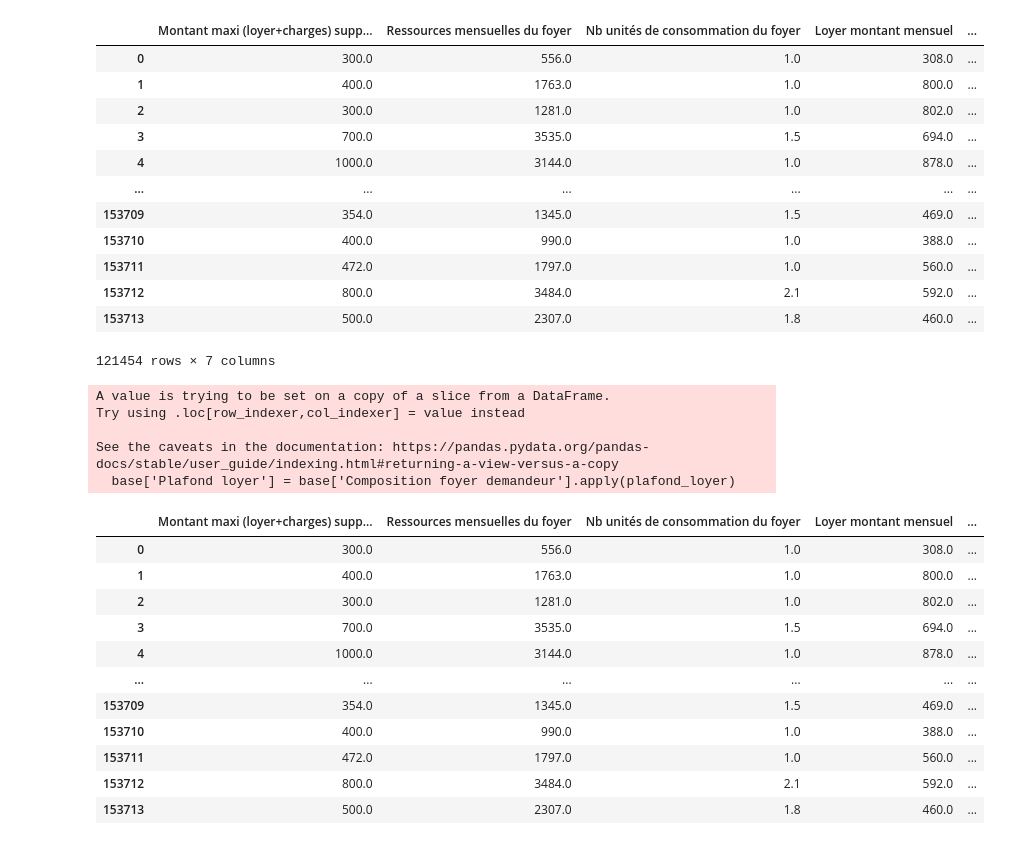
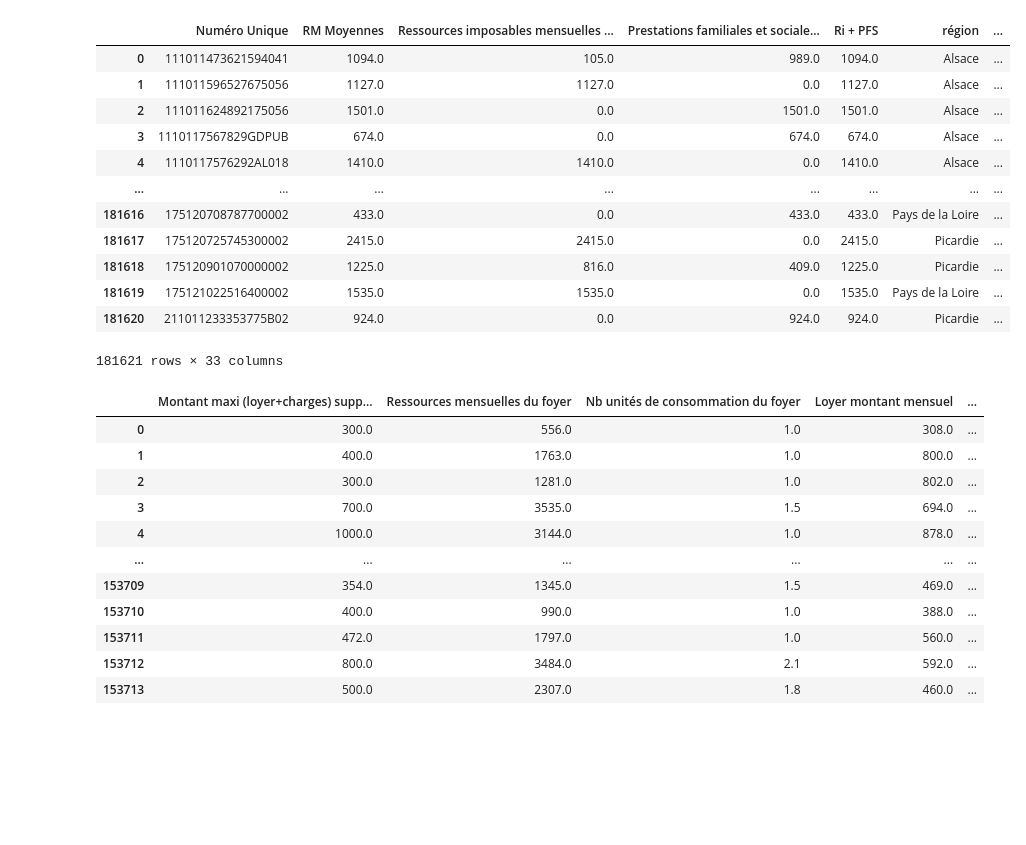
Before and after one commit to cmllbll/Social-Housing-in-France, a Jupyter notebook: Taux effort.ipynb, the cells around one changed output. Saved outputs shown, nothing was run; the diff lists cells and outputs as text; code cells hidden in the pictures; blank space fills up the shorter version.

```diff
--- a/Taux effort.ipynb
+++ b/Taux effort.ipynb
@@ -47,19 +6,21 @@ base=dfa[[ "Montant maxi (loyer+charges) supportable",  "Ressources mensuelles d
-# %%
-base.dropna()
-# %% [output]
-|  | Montant maxi (loyer+charges) supp... | Ressources mensuelles du foyer | Nb unités de consommation du foyer | Loyer montant mensuel | ... |
-| 0 | 300.0 | 556.0 | 1.0 | 308.0 | ... |
-| 1 | 400.0 | 1763.0 | 1.0 | 800.0 | ... |
-| 2 | 300.0 | 1281.0 | 1.0 | 802.0 | ... |
-| 3 | 700.0 | 3535.0 | 1.5 | 694.0 | ... |
-| 4 | 1000.0 | 3144.0 | 1.0 | 878.0 | ... |
-| ... | ... | ... | ... | ... | ... |
-| 153709 | 354.0 | 1345.0 | 1.5 | 469.0 | ... |
-| 153710 | 400.0 | 990.0 | 1.0 | 388.0 | ... |
-| 153711 | 472.0 | 1797.0 | 1.0 | 560.0 | ... |
-| 153712 | 800.0 | 3484.0 | 2.1 | 592.0 | ... |
-| 153713 | 500.0 | 2307.0 | 1.8 | 460.0 | ... |
-121454 rows × 7 columns
+# %%
+df = pd.read_csv(r'C:\Users\arceb\PycharmProjects\pythonProject/Paris_final.csv', index_col = 0)
+# %%
+df
+# %% [output]
+|  | Numéro Unique | RM Moyennes | Ressources imposables mensuelles ... | Prestations familiales et sociale... | Ri + PFS | région | ... |
+| 0 | 111011473621594041 | 1094.0 | 105.0 | 989.0 | 1094.0 | Alsace | ... |
+| 1 | 111011596527675056 | 1127.0 | 1127.0 | 0.0 | 1127.0 | Alsace | ... |
+| 2 | 111011624892175056 | 1501.0 | 0.0 | 1501.0 | 1501.0 | Alsace | ... |
+| 3 | 1110117567829GDPUB | 674.0 | 0.0 | 674.0 | 674.0 | Alsace | ... |
+| 4 | 1110117576292AL018 | 1410.0 | 1410.0 | 0.0 | 1410.0 | Alsace | ... |
+| ... | ... | ... | ... | ... | ... | ... | ... |
+| 181616 | 175120708787700002 | 433.0 | 0.0 | 433.0 | 433.0 | Pays de la Loire | ... |
+| 181617 | 175120725745300002 | 2415.0 | 2415.0 | 0.0 | 2415.0 | Picardie | ... |
+| 181618 | 175120901070000002 | 1225.0 | 816.0 | 409.0 | 1225.0 | Picardie | ... |
+| 181619 | 175121022516400002 | 1535.0 | 1535.0 | 0.0 | 1535.0 | Pays de la Loire | ... |
+| 181620 | 211011233353775B02 | 924.0 | 0.0 | 924.0 | 924.0 | Picardie | ... |
+181621 rows × 33 columns
 # %%
 def plafond_loyer(compo_foyer):
     if compo_foyer=="Personne seule":
@@ -79,13 +40,7 @@ def plafond_loyer(compo_foyer):
     elif (compo_foyer=="Personne seule avec 6 pers. à charge ou plus" or compo_foyer=="Au moins 2 cotitulaires avec 6 personnes à charge ou plus"):
         return 402.18+58.34+58.34+58.34+58.34+58.34
 # %%
-base['Plafond loyer'] = base['Composition foyer demandeur'].apply(plafond_loyer)
+df['Plafond loyer'] = df['Composition foyer demandeur'].apply(plafond_loyer)
-# %% [output]
-A value is trying to be set on a copy of a slice from a DataFrame.
-Try using .loc[row_indexer,col_indexer] = value instead
-
-See the caveats in the documentation: https://pandas.pydata.org/pandas-docs/stable/user_guide/indexing.html#returning-a-view-versus-a-copy
-  base['Plafond loyer'] = base['Composition foyer demandeur'].apply(plafond_loyer)
 # %%
 base
 # %% [output]
```
Also changed, not shown: parts of 5 cells of this notebook.
